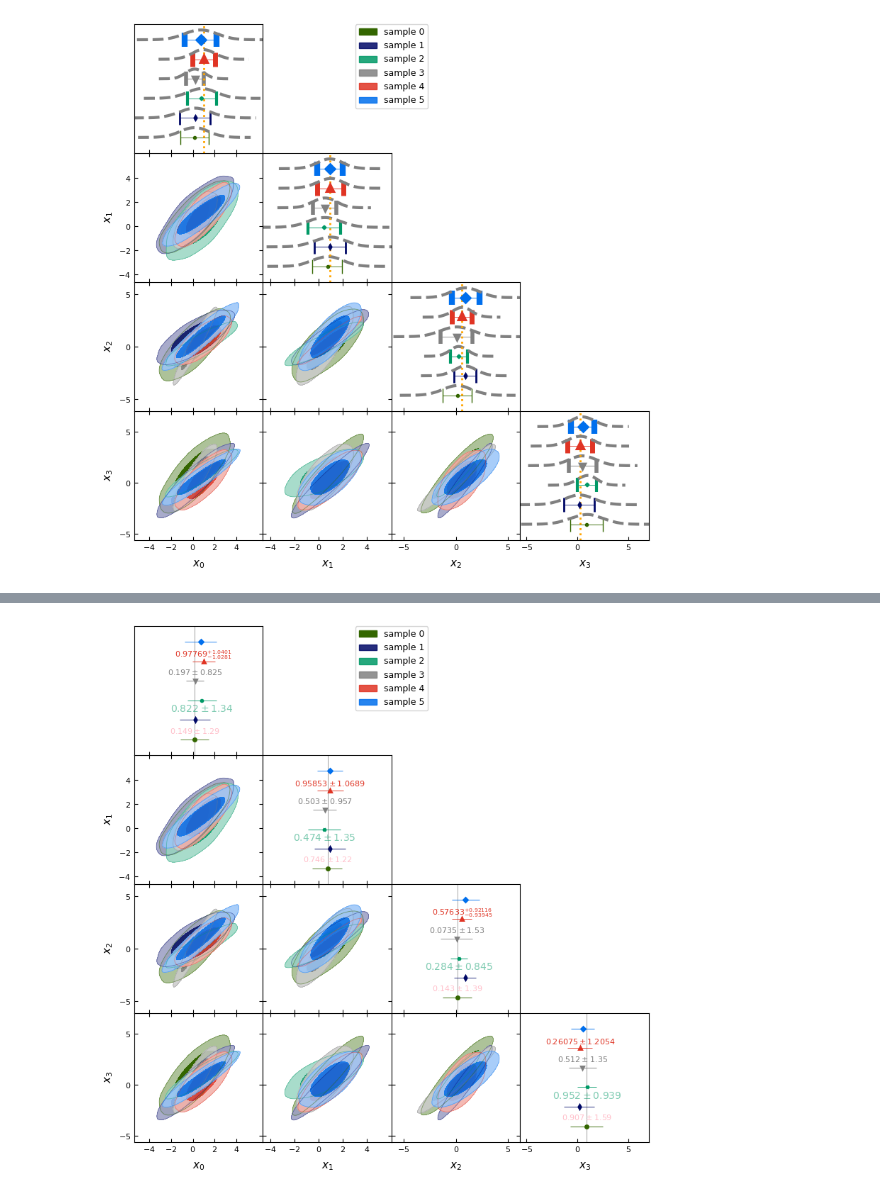
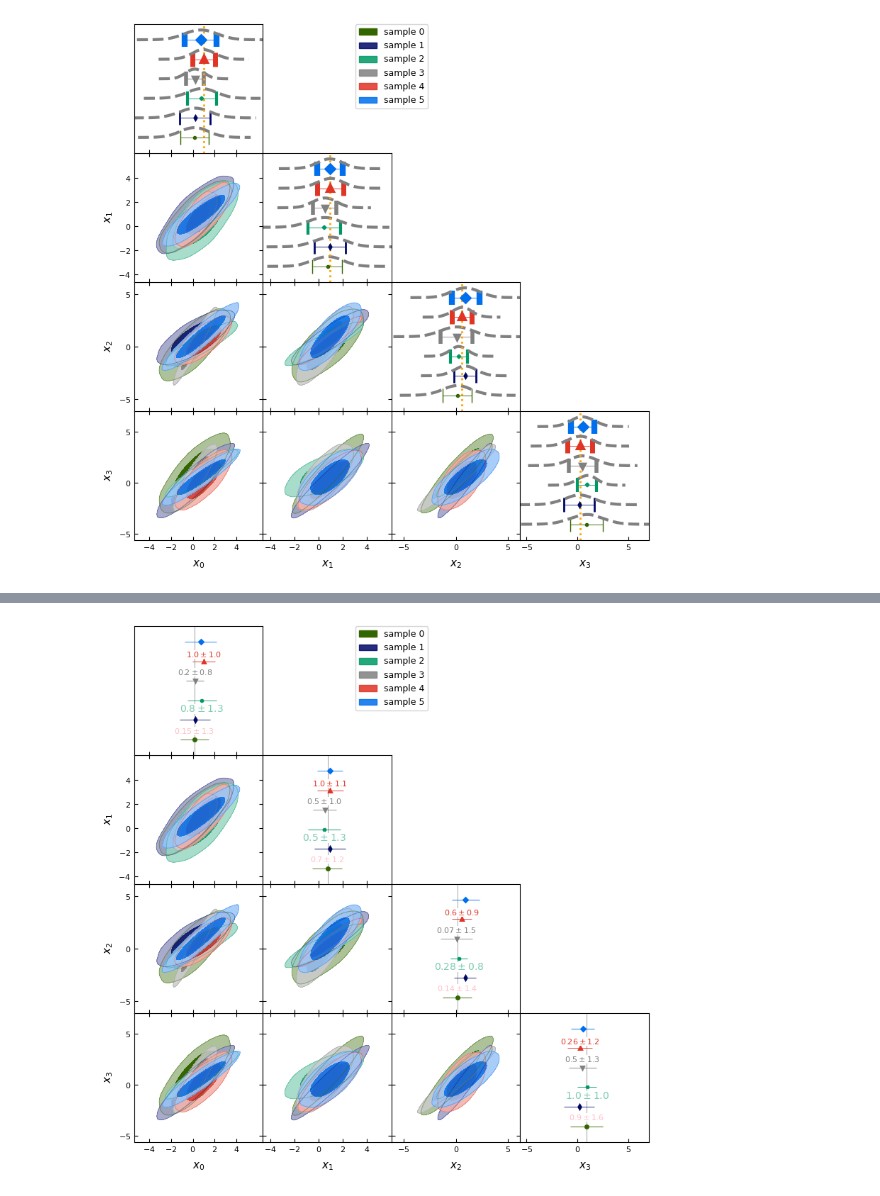
Before and after one commit to benabed/some_jupyter, a Jupyter notebook: wriangle_plot_example.ipynb, the cells around one changed output, grey strips where cells are left out. Saved outputs shown, nothing was run; the diff lists cells and outputs as text; code cells hidden in the pictures.

Commit message:
Implement pdg rule for error formating (lot's of special cases....) add bounding box for values

```diff
--- a/wriangle_plot_example.ipynb
+++ b/wriangle_plot_example.ipynb
@@ -79,22 +79,18 @@ g.triangle_plot(samples, filled=True, legend_labels = ["sample %d"%i for i in ra
 # %%
 # add mean and error
 # Do not print the second and last value
 # The first value has a special color (pink) the other one have the same color as the whisker
 # Default padding from the whisker is .2. Add more space for the first and 4th,
 # and give a negative padding for the third value so that it appears below the whisker, and set its alpha to .5
 # pick a larger font size for the thrid value
-# default is to merge the two limits if their difference is < mean(top+bottom)/10
-# change the precision for the 5th value to mean(top+bottom)/100, and use 5 significative digits
 
 g.triangle_plot(samples, filled=True, legend_labels = ["sample %d"%i for i in range(len(samples))],
                 diag1d_kwargs={"whisker":True,
                                "whisker_ref":0,"whisker_ref_lw":.5,"whisker_ref_color":"k","whisker_ref_alpha":.5,
                                "whisker_capsize":0,"whisker_mew":2,"whisker_marker":["o","d","x","v","^","D"],
                                "whisker_print_mean":[True,False,True,True,True,False],"whisker_print_mean_color":["pink"],
                                "whisker_print_mean_pad":[.3,None,-.6,.3],
                                "whisker_print_mean_fontsize":[None,None,10],
-                               "whisker_print_mean_precision":[None, None,None,None,100],
-                               "whisker_print_mean_ndigits":[None, None,None,None,5],
                                "whisker_print_mean_alpha":[None,None,.5]})
 # %% [output]
-[figure, old version]
+[figure, new version]
```
Also changed, not shown: parts of 2 cells of this notebook.
